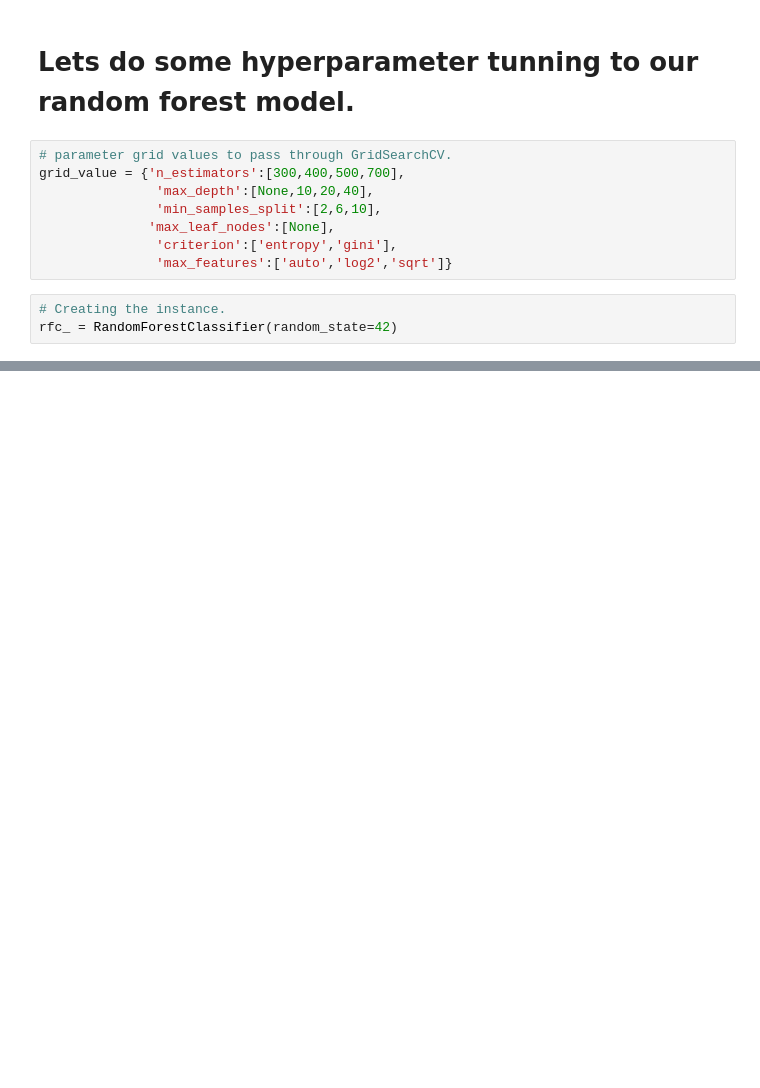
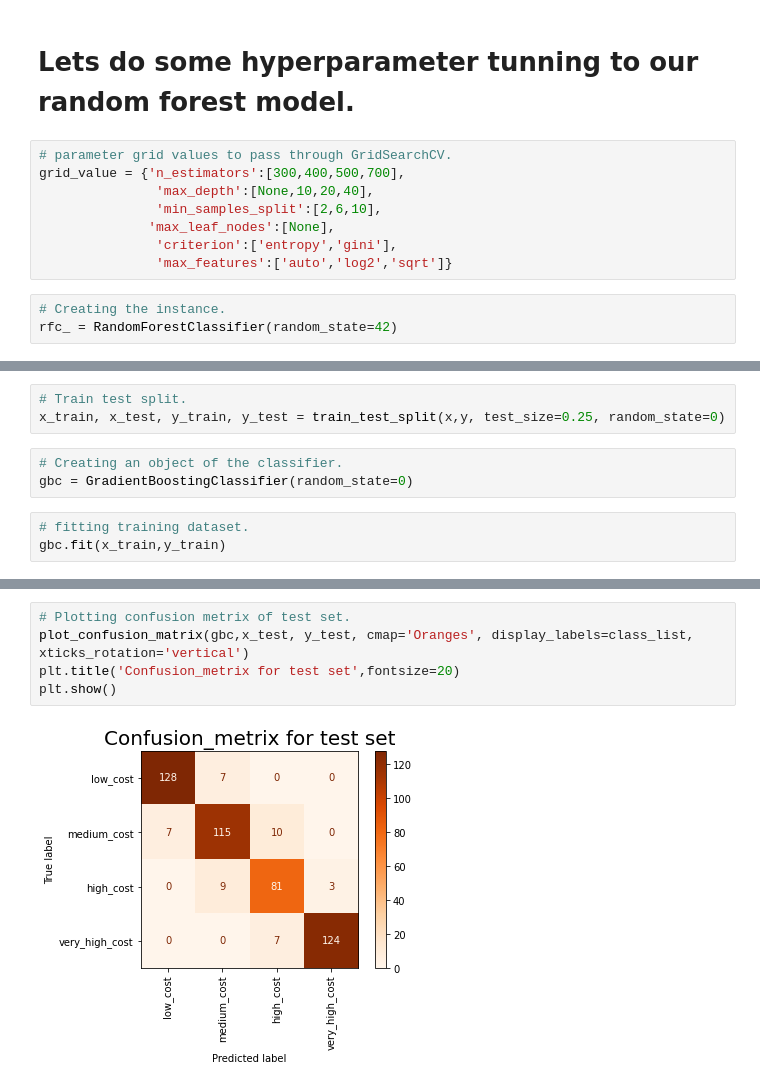
Before and after one commit to itsmimahi/Mobile-Price-Range-Prediction, a Jupyter notebook: ML_Classificatin_Project.ipynb, the cells around one changed output, grey strips where cells are left out. Saved outputs shown, nothing was run; the diff lists cells and outputs as text; blank space fills up the shorter version.

```diff
--- a/ML_Classificatin_Project.ipynb
+++ b/ML_Classificatin_Project.ipynb
@@ -1010,0 +1040,9 @@ GridSearchCV(cv=3, estimator=RandomForestClassifier(random_state=42),
+# %%
+# Train test split.
+x_train, x_test, y_train, y_test = train_test_split(x,y, test_size=0.25, random_state=0)
+# %%
+# Creating an object of the classifier.
+gbc = GradientBoostingClassifier(random_state=0)
+# %%
+# fitting training dataset.
+gbc.fit(x_train,y_train)
@@ -1010,0 +1074,7 @@ GridSearchCV(cv=3, estimator=RandomForestClassifier(random_state=42),
+# %%
+# Plotting confusion metrix of test set.
+plot_confusion_matrix(gbc,x_test, y_test, cmap='Oranges', display_labels=class_list, xticks_rotation='vertical')
+plt.title('Confusion_metrix for test set',fontsize=20)
+plt.show()
+# %% [output]
+[figure, added]
```
Also changed, not shown: parts of 67 cells of this notebook.
